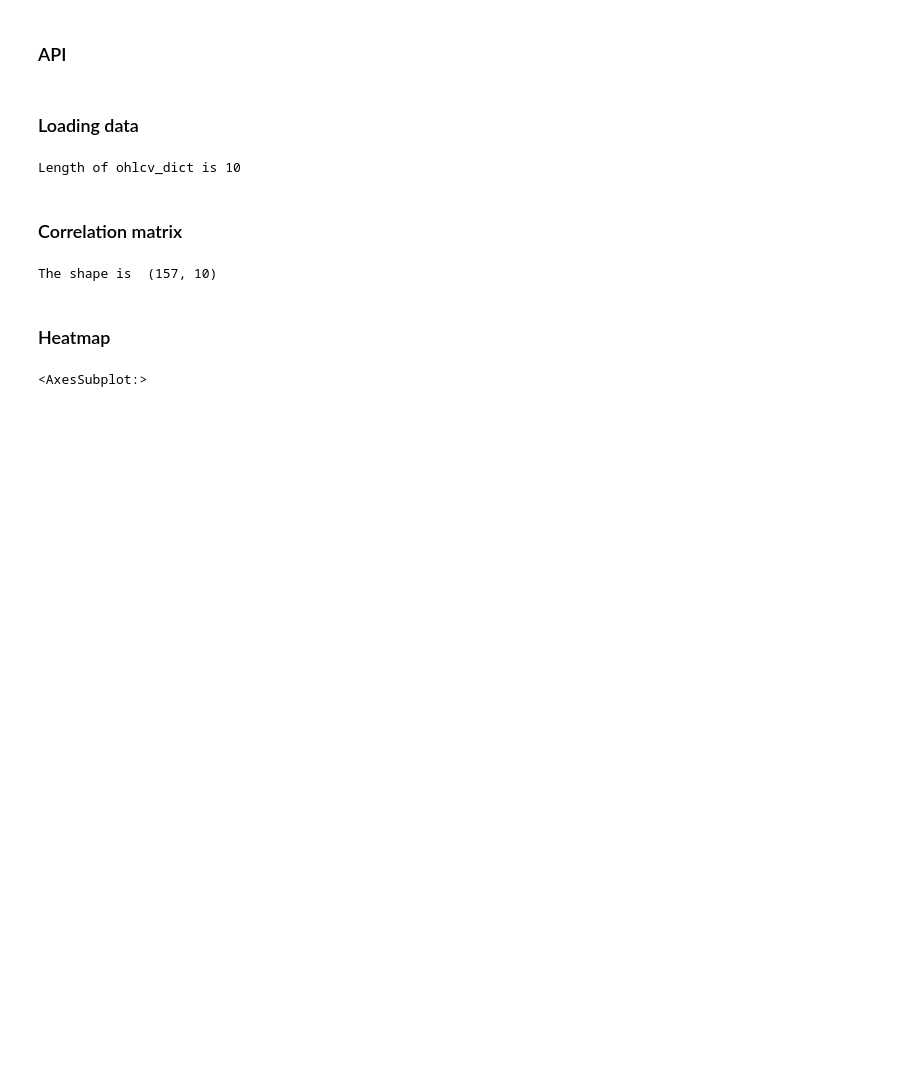
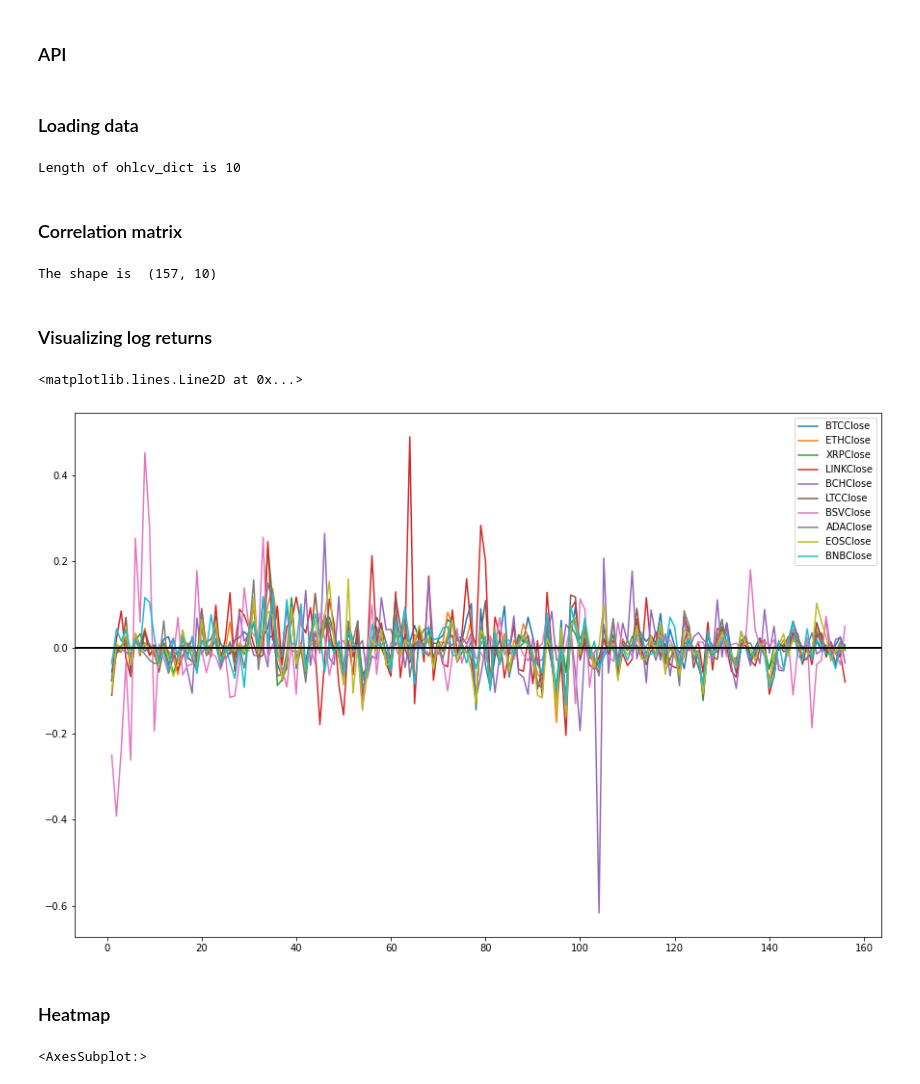
Before and after one commit to Wact/python-scripts, a Jupyter notebook: Jcorrelation.ipynb, the cells around one changed output. Drawn from its saved outputs; the diff is of its cells as text; code cells hidden in the pictures; blank space fills up the shorter version.

Commit message:
Add visualizing log returns

```diff
--- a/Jcorrelation.ipynb
+++ b/Jcorrelation.ipynb
@@ -71,6 +71,13 @@ else:
     print("Fill ohlcv_dict")
 # %% [output]
 The shape is  (157, 10)
+# %% [markdown]
+### Visualizing log returns
+# %%
+dfClose.plot(figsize=(15, 10)).axhline(color='black', linewidth=2)
+# %% [output]
+<matplotlib.lines.Line2D at 0x...>
+[figure, added]
 # %% [markdown]
 ### Heatmap
 # %%
```
Also changed, not shown: parts of 1 cell of this notebook.
